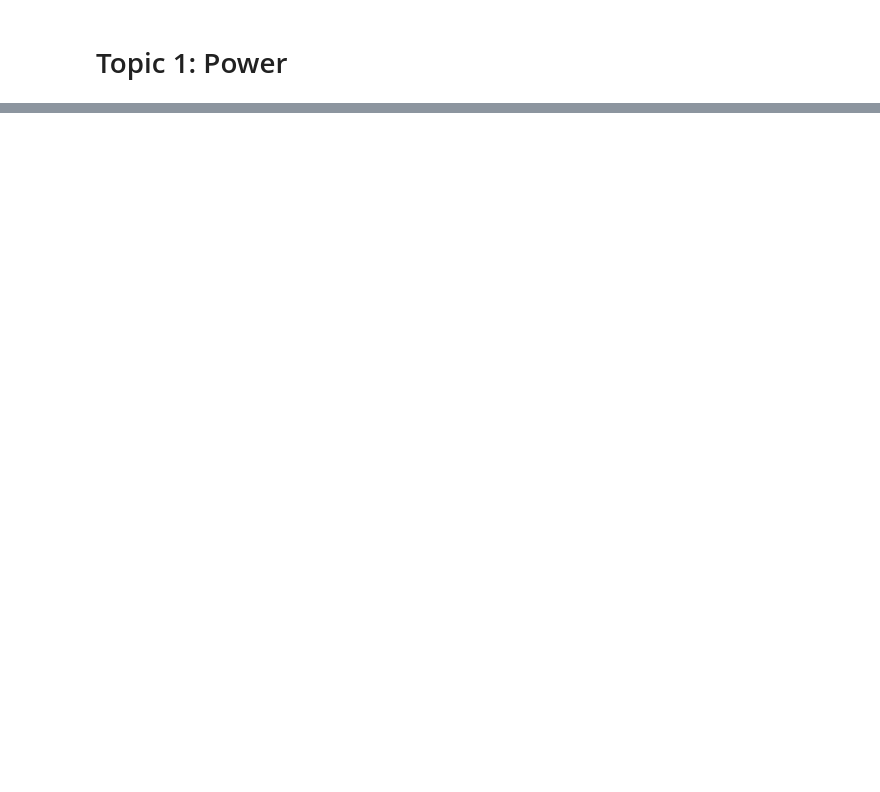
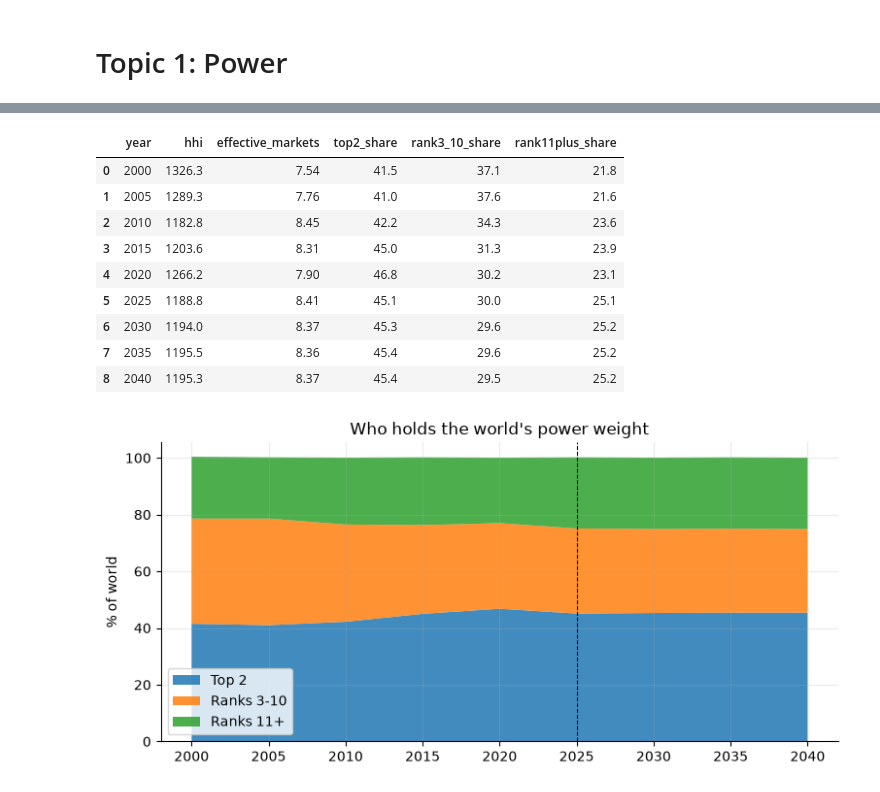
Before and after one commit to DungGojo/World-Foresight-Framework-2040, a Jupyter notebook: Data Preparation/Data Analysis.ipynb, the cells around one changed output, grey strips where cells are left out. Saved outputs shown, nothing was run; the diff lists cells and outputs as text; code cells hidden in the pictures; blank space fills up the shorter version.

```diff
--- a/Data Preparation/Data Analysis.ipynb
+++ b/Data Preparation/Data Analysis.ipynb
@@ -538,0 +200,26 @@ Technology -> USA 42%, CHN 22%, DEU 6%
+# %%
+# Is power concentrating or diffusing?
+concentration = af.concentration_trend(full_data_to_2040, Q1_SHARE_IDS, YEARS)
+display(concentration)
+
+fig, ax = plt.subplots()
+ax.stackplot(concentration["year"],
+             concentration["top2_share"], concentration["rank3_10_share"], concentration["rank11plus_share"],
+             labels=["Top 2", "Ranks 3-10", "Ranks 11+"], alpha=0.85)
+ax.axvline(2025, ls="--", c="k", lw=0.8)
+ax.set_title("Who holds the world's power weight")
+ax.set_ylabel("% of world")
+ax.legend(loc="lower left")
+plt.show()
+# %% [output]
+|  | year | hhi | effective_markets | top2_share | rank3_10_share | rank11plus_share |
+| 0 | 2000 | 1326.3 | 7.54 | 41.5 | 37.1 | 21.8 |
+| 1 | 2005 | 1289.3 | 7.76 | 41.0 | 37.6 | 21.6 |
+| 2 | 2010 | 1182.8 | 8.45 | 42.2 | 34.3 | 23.6 |
+| 3 | 2015 | 1203.6 | 8.31 | 45.0 | 31.3 | 23.9 |
+| 4 | 2020 | 1266.2 | 7.90 | 46.8 | 30.2 | 23.1 |
+| 5 | 2025 | 1188.8 | 8.41 | 45.1 | 30.0 | 25.1 |
+| 6 | 2030 | 1194.0 | 8.37 | 45.3 | 29.6 | 25.2 |
+| 7 | 2035 | 1195.5 | 8.36 | 45.4 | 29.6 | 25.2 |
+| 8 | 2040 | 1195.3 | 8.37 | 45.4 | 29.5 | 25.2 |
+[figure, added]
```
Also changed, not shown: parts of 115 cells of this notebook, 41 other files.
